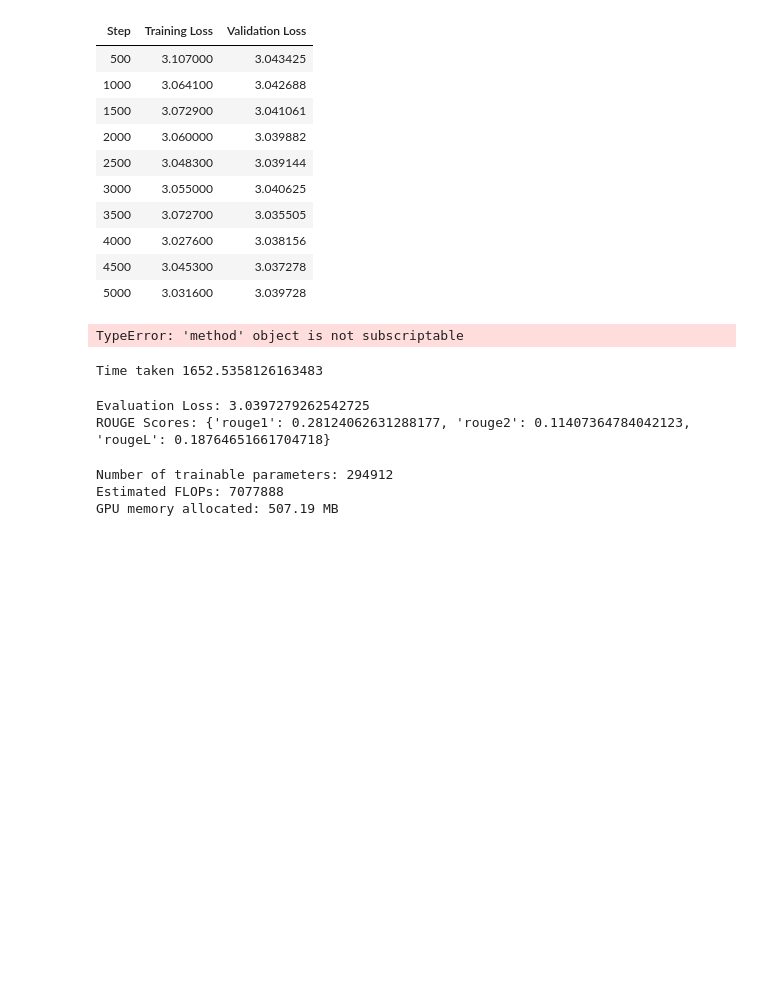
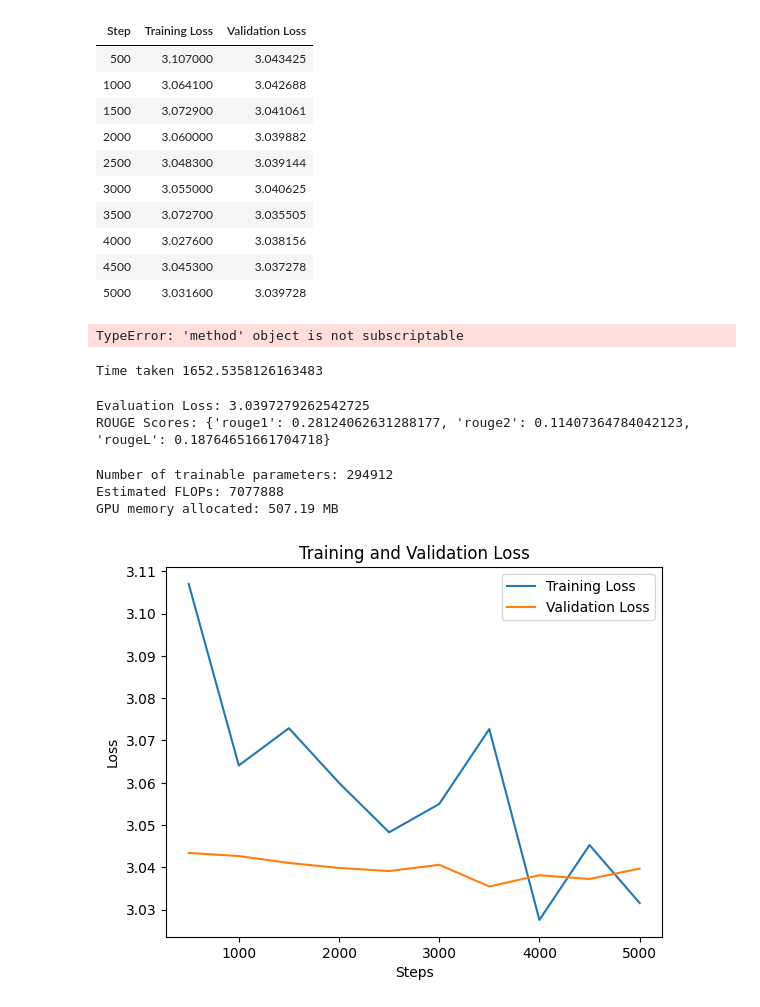
Before and after one commit to oops-moment/SEM7_IIITH, a Jupyter notebook: ANLP/Assignment-3/anlp-lora._10ipynb.ipynb, the cells around one changed output. Drawn from its saved outputs; the diff is of its cells as text; code cells hidden in the pictures; blank space fills up the shorter version.

```diff
--- a/ANLP/Assignment-3/anlp-lora._10ipynb.ipynb
+++ b/ANLP/Assignment-3/anlp-lora._10ipynb.ipynb
@@ -233,3 +233,28 @@ print(f"GPU memory allocated: {gpu_memory:.2f} MB")
 Number of trainable parameters: 294912
 Estimated FLOPs: 7077888
 GPU memory allocated: 507.19 MB
+# %%
+import matplotlib.pyplot as plt
+
+steps = [500, 1000, 1500, 2000, 2500, 3000, 3500, 4000, 4500, 5000]
+
+training_loss = [3.107000, 3.064100, 3.072900, 3.060000, 3.048300, 3.055000, 3.072700, 3.027600, 3.045300, 3.031600]
+
+validation_loss = [3.043425, 3.042688, 3.041061, 3.039882, 3.039144, 3.040625, 3.035505, 3.038156, 3.037278, 3.039728]
+
+# Plot the training and validation loss
+plt.plot(steps, training_loss, label="Training Loss")
+plt.plot(steps, validation_loss, label="Validation Loss")
+
+# Set the plot title and labels
+plt.title("Training and Validation Loss")
+plt.xlabel("Steps")
+plt.ylabel("Loss")
+
+# Add a legend
+plt.legend()
+
+# Display the plot
+plt.show()
+# %% [output]
+[figure, added]
```
Also changed, not shown: 1 other file.
